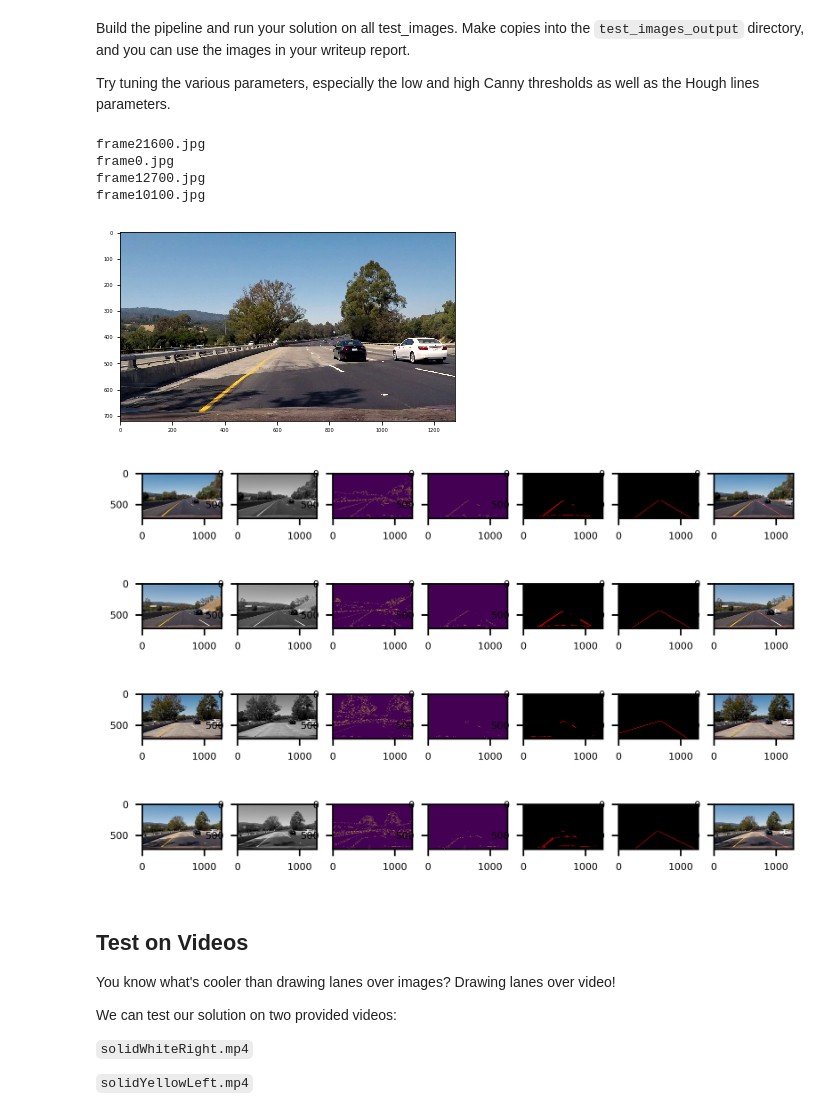
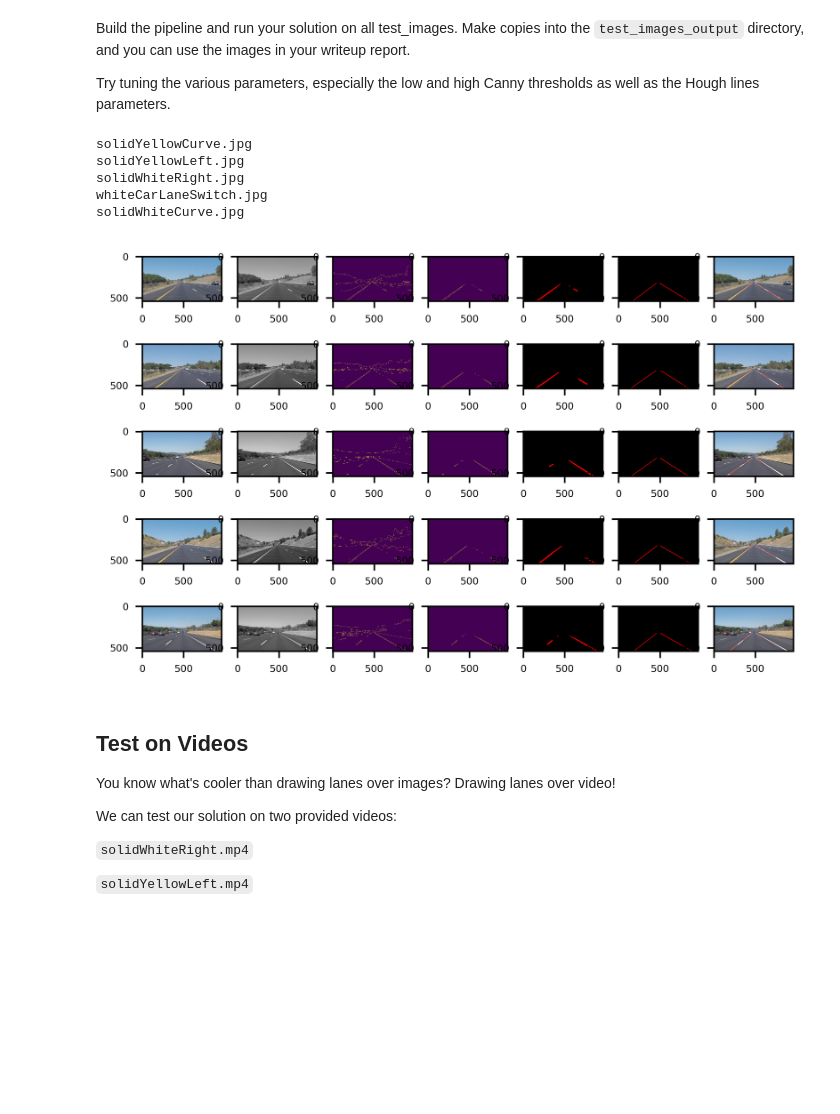
Before and after one commit to wangjubo/Udacity, a Jupyter notebook: SelfDrivingCarNanoDegree/CarND-LaneLines-P1/P1.ipynb, the cells around one changed output. Cells and saved outputs as stored; diff of their text form; code cells hidden in the pictures; blank space fills up the shorter version.

```diff
--- a/SelfDrivingCarNanoDegree/CarND-LaneLines-P1/P1.ipynb
+++ b/SelfDrivingCarNanoDegree/CarND-LaneLines-P1/P1.ipynb
@@ -384,6 +384,8 @@ def process(image, debug_images = DebugImages()):
 # then save them to the test_images_output directory.
 import matplotlib.pyplot as plt
 import matplotlib.image as mpimg
+from matplotlib import pylab
+from pylab import *
 import numpy as np
 import cv2
 import os
@@ -402,8 +404,8 @@ def main():
     debug_images = None
     debug_images = DebugImages()
 
-    test_image_input_folder = test_image_challenge_input_folder
-    test_image_output_folder = test_image_challenge_output_folder
+#     test_image_input_folder = test_image_challenge_input_folder
+#     test_image_output_folder = test_image_challenge_output_folder
 
     # make output directory if not exist
     if not os.path.exists(test_image_output_folder):
@@ -425,7 +427,7 @@ def main():
         # process
         print(file_name)
         # print("x size: {}, y size: {}".format(image.shape[1], image.shape[0]))
-        plt.imshow(image)
+        # plt.imshow(image)
 
         # print("len(debug_images)={}".format(len(debug_images.original_images)))
         output = process(image, debug_images)
@@ -439,39 +441,42 @@ def main():
         plt.figure(dpi=600)
         plt.rc('xtick', labelsize=5)
         plt.rc('ytick', labelsize=5)
 
         num_test_images = len(debug_images.original_images)
         for i in range(num_test_images):
             num_columns = 7
             plt.subplot(num_test_images, num_columns, i * num_columns + 1)
             plt.imshow(debug_images.original_images[i])
 
             plt.subplot(num_test_images, num_columns, i * num_columns + 2)
             plt.imshow(debug_images.gray_images[i], cmap='gray')
 
             plt.subplot(num_test_images, num_columns, i * num_columns + 3)
             plt.imshow(debug_images.edge_detected_images[i])
 
             plt.subplot(num_test_images, num_columns, i * num_columns + 4)
             plt.imshow(debug_images.masked_edges_images[i])
 
             plt.subplot(num_test_images, num_columns, i * num_columns + 5)
             plt.imshow(debug_images.imgs_with_multi_lines[i])
 
             plt.subplot(num_test_images, num_columns, i * num_columns + 6)
             plt.imshow(debug_images.imgs_with_2_lines[i])
 
             plt.subplot(num_test_images, num_columns, i * num_columns + 7)
             plt.imshow(debug_images.weighted_images_with_avged_2_lines[i])
 
+        test_image_summary_output_path = os.path.join(test_image_output_folder, "summary.png")
+        savefig(test_image_summary_output_path)
+
 main()
 # %% [output]
-frame21600.jpg
-frame0.jpg
-frame12700.jpg
-frame10100.jpg
+solidYellowCurve.jpg
+solidYellowLeft.jpg
+solidWhiteRight.jpg
+whiteCarLaneSwitch.jpg
+solidWhiteCurve.jpg
-[figure, old version]
+[figure, new version]
-[figure, removed]
 # %% [markdown]
 ## Test on Videos
 
```
Also changed, not shown: 14 other files.
